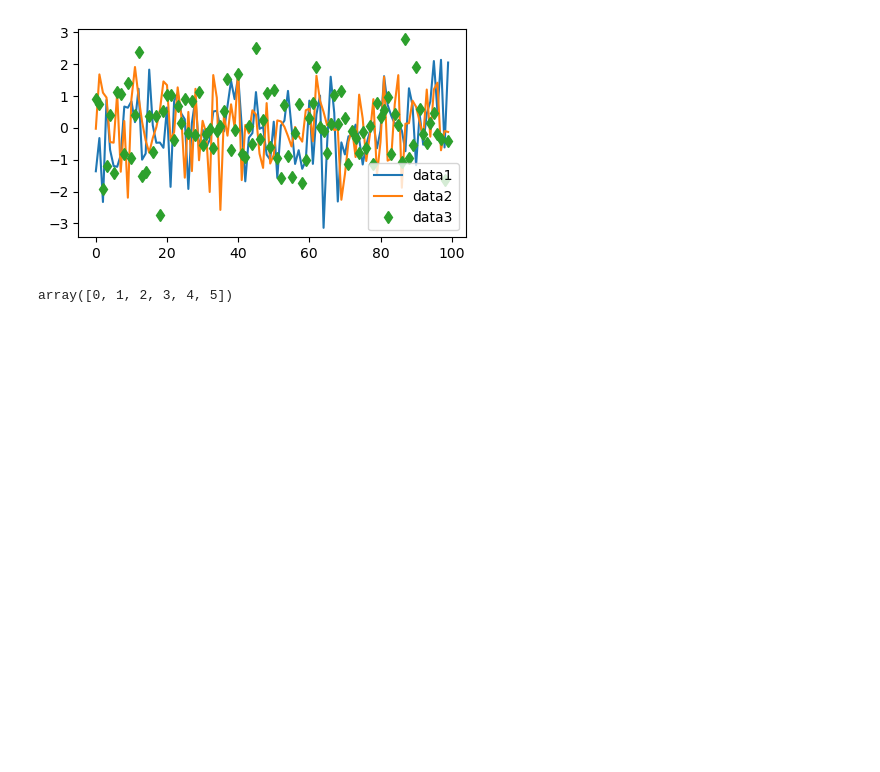
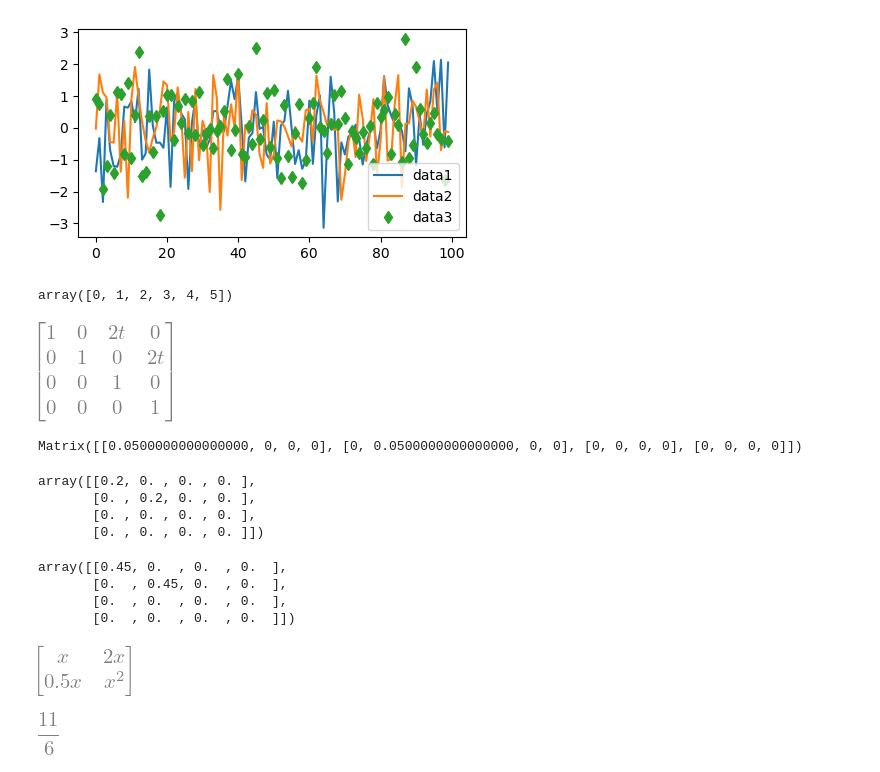
Before and after one commit to barakdiker123/kalman_filter_basic_interactive, a Jupyter notebook: src/Multidimension_Kalman.ipynb, the cells around one changed output. Saved outputs shown, nothing was run; the diff lists cells and outputs as text; code cells hidden in the pictures; blank space fills up the shorter version.

```diff
--- a/src/Multidimension_Kalman.ipynb
+++ b/src/Multidimension_Kalman.ipynb
@@ -391,3 +391,73 @@ ax.legend()
 np.arange(6)
 # %% [output]
 array([0, 1, 2, 3, 4, 5])
+# %%
+import sympy as sp
+t = Symbol('t')
+upper = sp.Matrix([[sp.eye(2),t * sp.eye(2)]])
+#t * sp.eye(2)
+# %%
+lower = sp.Matrix([[sp.zeros(2),sp.eye(2) ]])
+phi = sp.Matrix([upper,lower])
+phi.integrate(t).subs(t,1).T
+phi.integrate(t).subs(t,1)
+#np.array(phi.integrate(t).subs(t,1),dtype=float)
+
+phi.integrate(t)*phi.integrate(t).T
+#phi*phi
+# %% [output]
+[figure, added]
+# %%
+from sympy import *
+import sympy as sp
+Q = np.zeros((4, 4))
+Q[0, 0] = 0.05  # 0.05  # q_k^y
+Q[1, 1] = 0.05  # 0.05  # q_k^x
+Q[2, 2] = 0.0  # q_k^x
+Q[3, 3] = 0.0  # q_k^y
+def generate_phi_sym(delta_t,Q):
+    t = sp.Symbol('t')
+    upper = sp.Matrix([[sp.eye(2),t * sp.eye(2)]])
+    lower = sp.Matrix([[sp.zeros(2),sp.eye(2)]])
+    phi_cv = sp.Matrix([upper,lower])
+    Q_k = phi_cv * sp.Matrix(Q) * phi_cv.T
+    print(Q_k)
+    int_Q_k = Q_k.integrate(t).subs(t,delta_t)
+    return np.array(int_Q_k,dtype=float)
+generate_phi_sym(4,Q)
+# %% [output]
+Matrix([[0.0500000000000000, 0, 0, 0], [0, 0.0500000000000000, 0, 0], [0, 0, 0, 0], [0, 0, 0, 0]])
+array([[0.2, 0. , 0. , 0. ],
+       [0. , 0.2, 0. , 0. ],
+       [0. , 0. , 0. , 0. ],
+       [0. , 0. , 0. , 0. ]])
+# %%
+generate_Q_k(4, Q)
+# %% [output]
+array([[0.45, 0.  , 0.  , 0.  ],
+       [0.  , 0.45, 0.  , 0.  ],
+       [0.  , 0.  , 0.  , 0.  ],
+       [0.  , 0.  , 0.  , 0.  ]])
+# %%
+Q = np.zeros((4, 4))
+Q[0, 0] = 0.05  # 0.05  # q_k^y
+Q[1, 1] = 0.05  # 0.05  # q_k^x
+Q[2, 2] = 0.0  # q_k^x
+Q[3, 3] = 0.0  # q_k^y
+Q
+init_printing(use_unicode=False)
+
+x = Symbol('x')
+
+def generate_phi(delta_t):
+    upper = np.concatenate((np.eye(2), delta_t * np.eye(2)), axis=1)
+    lower = np.concatenate((np.zeros((2, 2)), np.eye(2)), axis=1)
+    phi_cv = np.concatenate((upper, lower))
+    return phi_cv
+
+from sympy import Matrix
+m = Matrix([[x, 2*x],[1/2*x,x**2]])
+#m.subs(x,23)
+m
+# %% [output]
+[figure, added]
@@ -393,0 +468,10 @@ array([0, 1, 2, 3, 4, 5])
+# %%
+from sympy import *
+
+init_printing(use_unicode=False)
+
+x = Symbol('x')
+
+integrate(x**2 + x + 1, x).subs(x,1)
+# %% [output]
+[figure, added]
```
Also changed, not shown: parts of 10 cells of this notebook, 3 other files.
